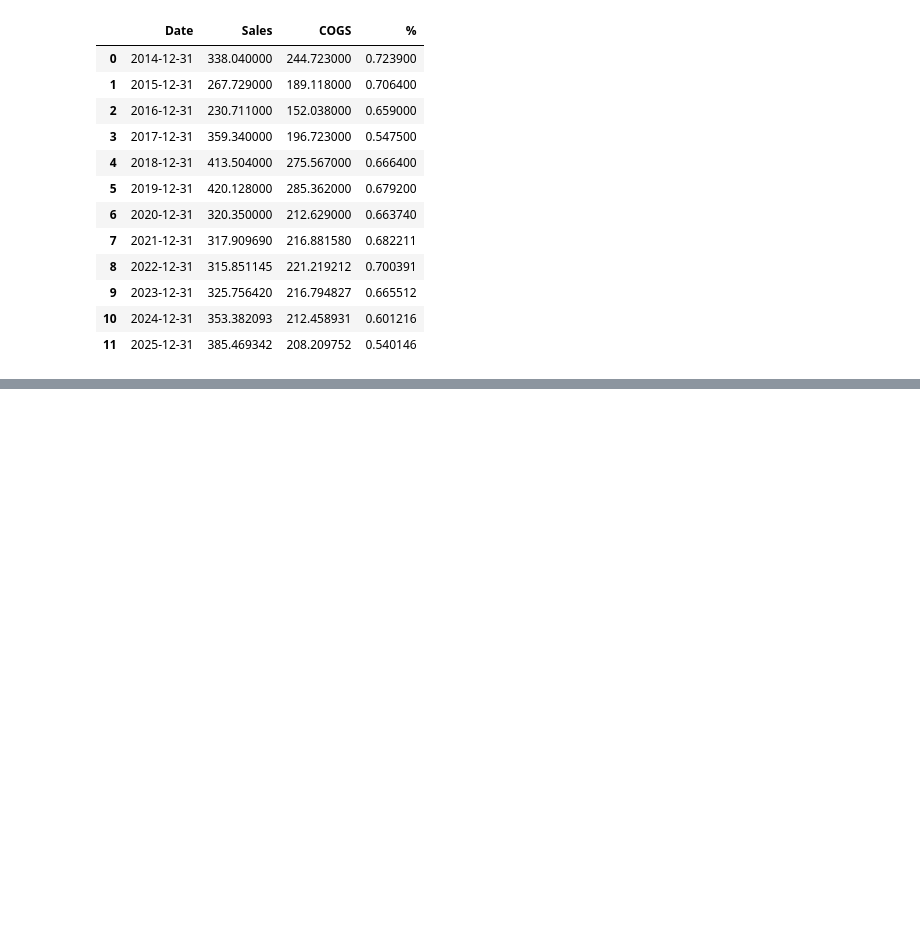
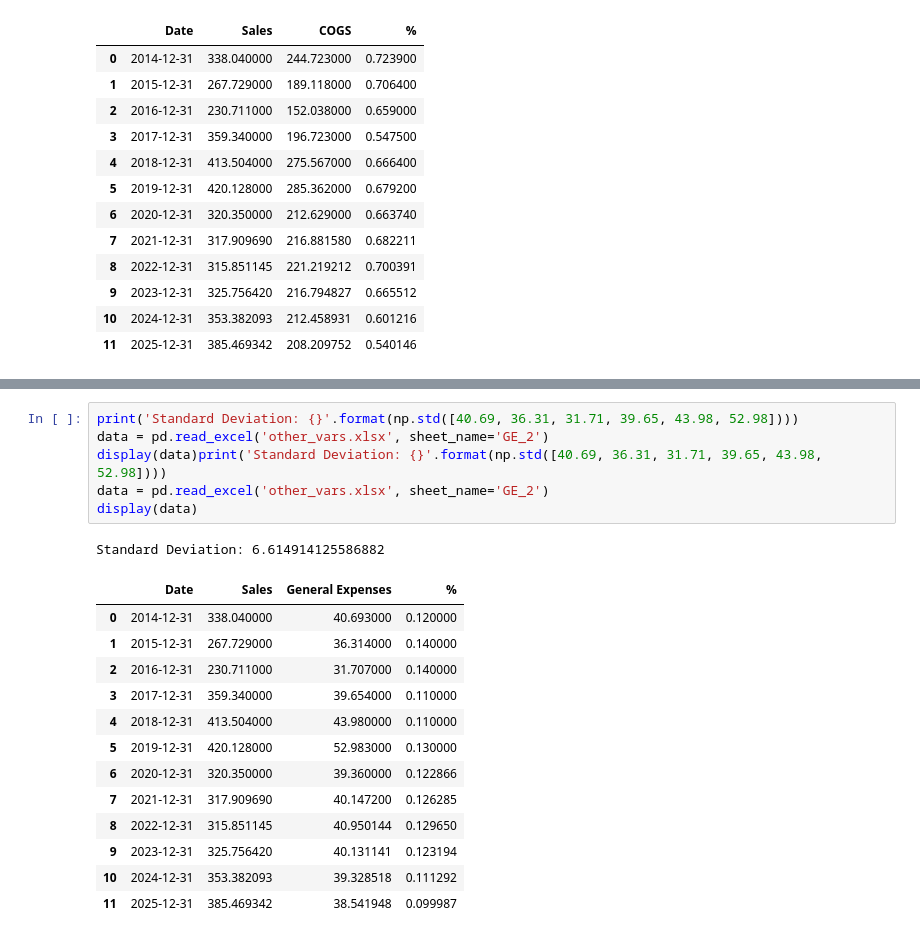
Before and after one commit to misaelramirez-coding/autlan, a Jupyter notebook: other_vars.ipynb, the cells around one changed output, grey strips where cells are left out. Drawn from its saved outputs; the diff is of its cells as text; blank space fills up the shorter version.

```diff
--- a/other_vars.ipynb
+++ b/other_vars.ipynb
@@ -107,0 +161,21 @@ Standard Deviation: 5.241501965767337
+# %%
+print('Standard Deviation: {}'.format(np.std([40.69, 36.31, 31.71, 39.65, 43.98, 52.98])))
+data = pd.read_excel('other_vars.xlsx', sheet_name='GE_2')
+display(data)print('Standard Deviation: {}'.format(np.std([40.69, 36.31, 31.71, 39.65, 43.98, 52.98])))
+data = pd.read_excel('other_vars.xlsx', sheet_name='GE_2')
+display(data)
+# %% [output]
+Standard Deviation: 6.614914125586882
+|  | Date | Sales | General Expenses | % |
+| 0 | 2014-12-31 | 338.040000 | 40.693000 | 0.120000 |
+| 1 | 2015-12-31 | 267.729000 | 36.314000 | 0.140000 |
+| 2 | 2016-12-31 | 230.711000 | 31.707000 | 0.140000 |
+| 3 | 2017-12-31 | 359.340000 | 39.654000 | 0.110000 |
+| 4 | 2018-12-31 | 413.504000 | 43.980000 | 0.110000 |
+| 5 | 2019-12-31 | 420.128000 | 52.983000 | 0.130000 |
+| 6 | 2020-12-31 | 320.350000 | 39.360000 | 0.122866 |
+| 7 | 2021-12-31 | 317.909690 | 40.147200 | 0.126285 |
+| 8 | 2022-12-31 | 315.851145 | 40.950144 | 0.129650 |
+| 9 | 2023-12-31 | 325.756420 | 40.131141 | 0.123194 |
+| 10 | 2024-12-31 | 353.382093 | 39.328518 | 0.111292 |
+| 11 | 2025-12-31 | 385.469342 | 38.541948 | 0.099987 |
```
Also changed, not shown: parts of 19 cells of this notebook, 3 other files.
